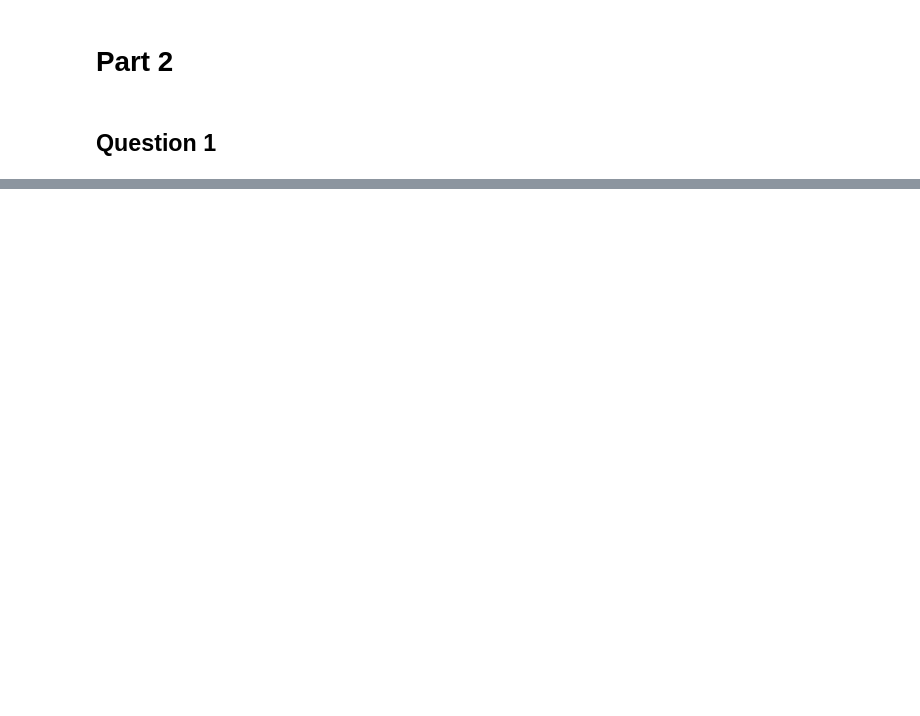
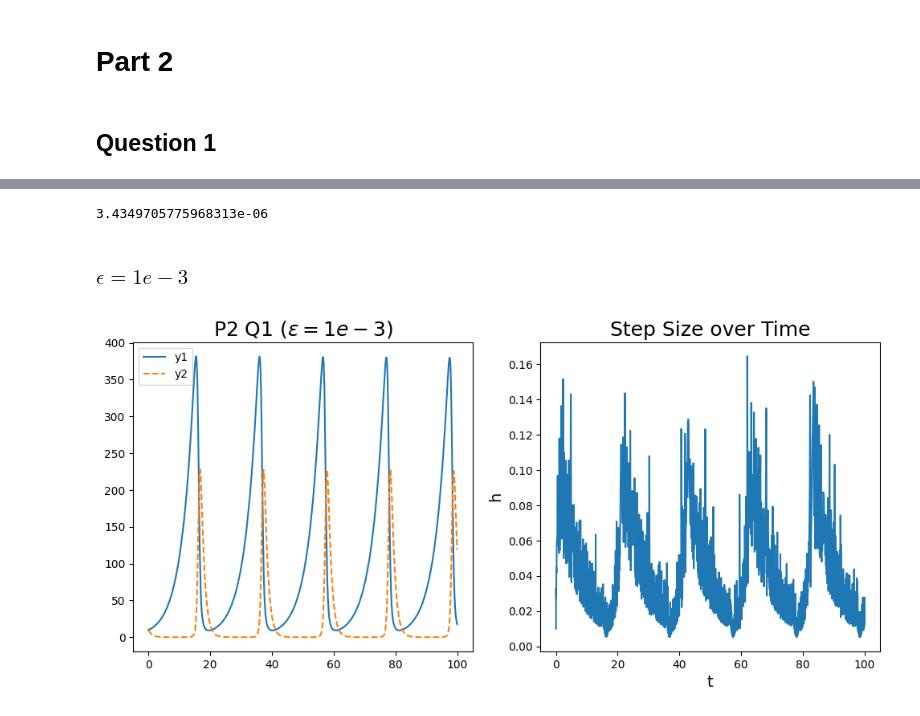
Before and after one commit to bwolfe0/ODE_NumericalMethods_ChE211B, a Jupyter notebook: HW5/HW5.ipynb, the cells around one changed output, grey strips where cells are left out. Saved outputs shown, nothing was run; the diff lists cells and outputs as text; code cells hidden in the pictures; blank space fills up the shorter version.

```diff
--- a/HW5/HW5.ipynb
+++ b/HW5/HW5.ipynb
@@ -68,0 +65,4 @@ y0 = theta_method(
+# %%
+1e-6/.02467351**(1/3)
+# %% [output]
+3.4349705775968313e-06
@@ -68,0 +139,19 @@ y0 = theta_method(
+# %% [markdown]
+### $\epsilon =1e-3$
+# %%
+fig, ax = plt.subplots(1,2, figsize=(12,5))
+
+ax[0].plot(soln11['t'], y_bdf11[0,:], label = 'y1')
+ax[0].plot(soln11['t'], y_bdf11[1,:], label = 'y2', ls='--')
+ax[1].set_xlabel('t', fontsize=14)
+ax[0].legend()
+ax[0].set_title('P2 Q1 ($\epsilon =1e-3$)', fontsize=18)
+
+ax[1].plot(soln11['t'][1:],soln11['h_list'])
+ax[1].set_xlabel('t', fontsize=14)
+ax[1].set_ylabel('h', fontsize=14)
+ax[1].set_title('Step Size over Time', fontsize=18)
+
+plt.show()
+# %% [output]
+[figure, added]
```
Also changed, not shown: parts of 29 cells of this notebook, 3 other files.
